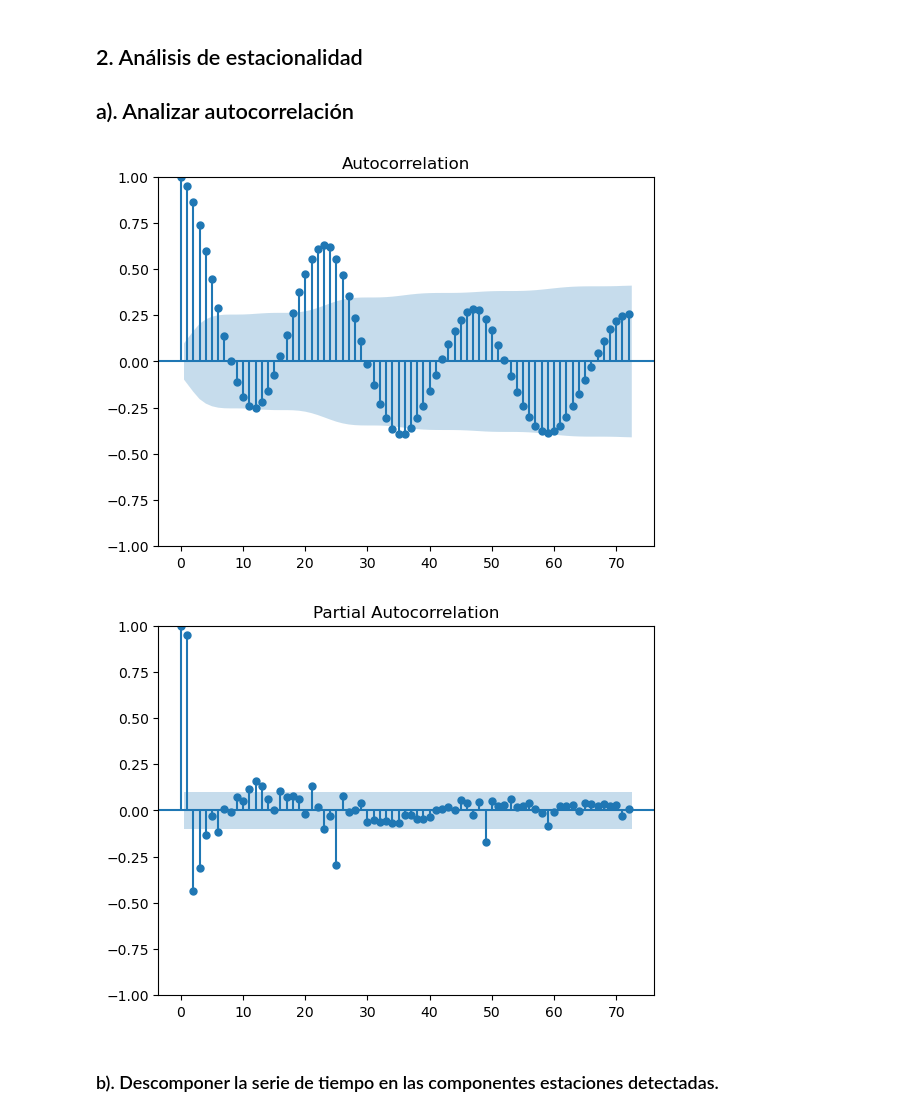
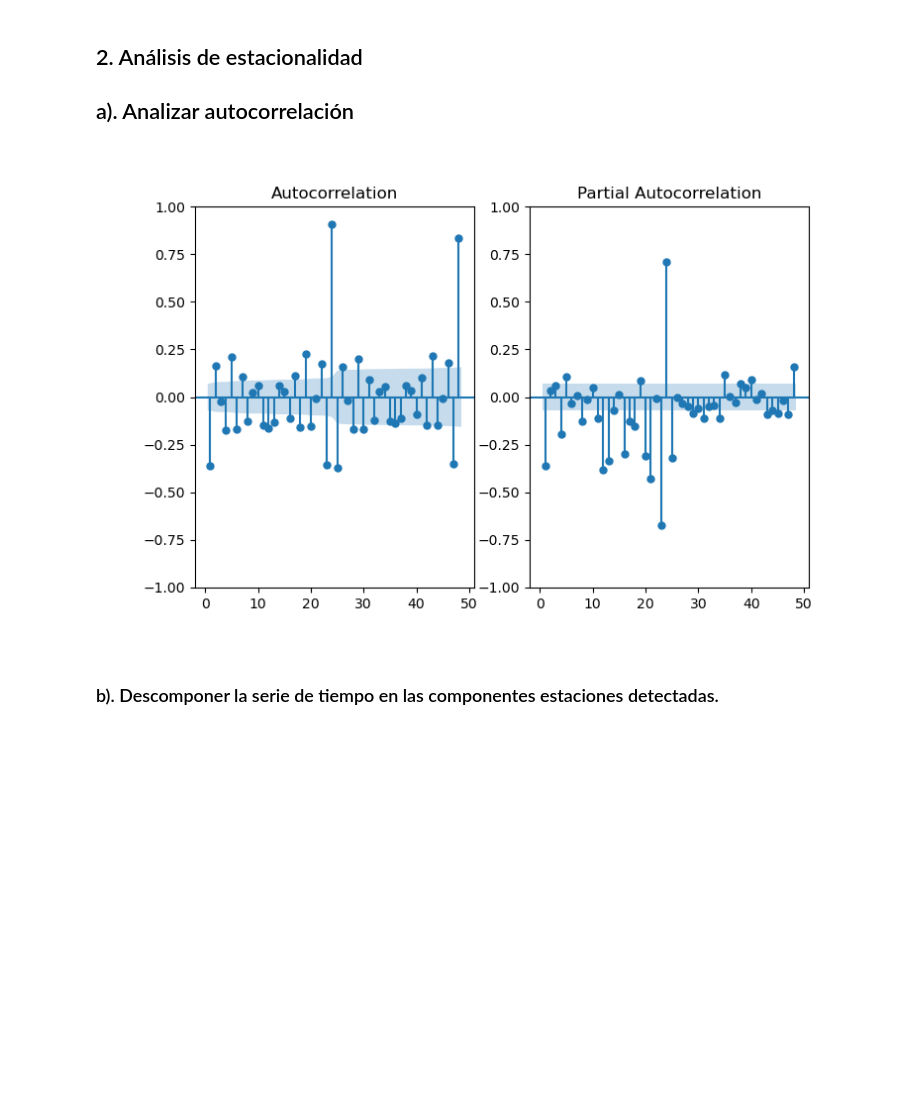
Before and after one commit to ChristaBarrios/MPST-2024-I, a Jupyter notebook: TEMA-1/Clase7_AnalisisProblemaPractico 2.ipynb, the cells around one changed output. Drawn from its saved outputs; the diff is of its cells as text; code cells hidden in the pictures; blank space fills up the shorter version.

```diff
--- a/TEMA-1/Clase7_AnalisisProblemaPractico 2.ipynb
+++ b/TEMA-1/Clase7_AnalisisProblemaPractico 2.ipynb
@@ -155,12 +159,12 @@ Obtener conclusiones...
 
 ## a). Analizar autocorrelación
 # %%
-seasonality_data =
+seasonality_data = timeseries[:800]
 
 # Graficar ACF y PAC -> CONCLUIR
+plot_acf_pacf(seasonality_data.diff().diff().dropna(), {'lags': 48})
 # %% [output]
-[figure, old version]
+[figure, new version]
-[figure, removed]
 # %% [markdown]
 ### b). Descomponer la serie de tiempo en las componentes estaciones detectadas.
 # %%
```
Also changed, not shown: parts of 36 cells of this notebook, 1 other file.
